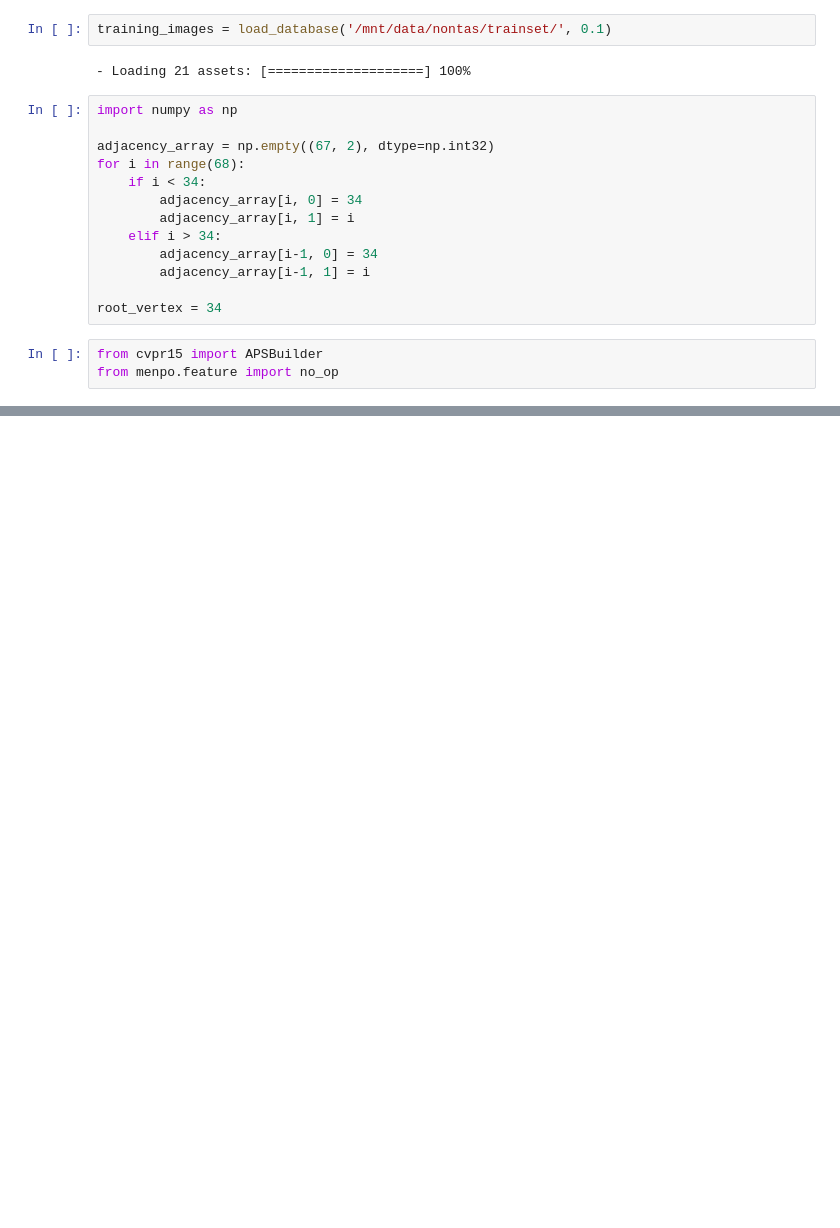
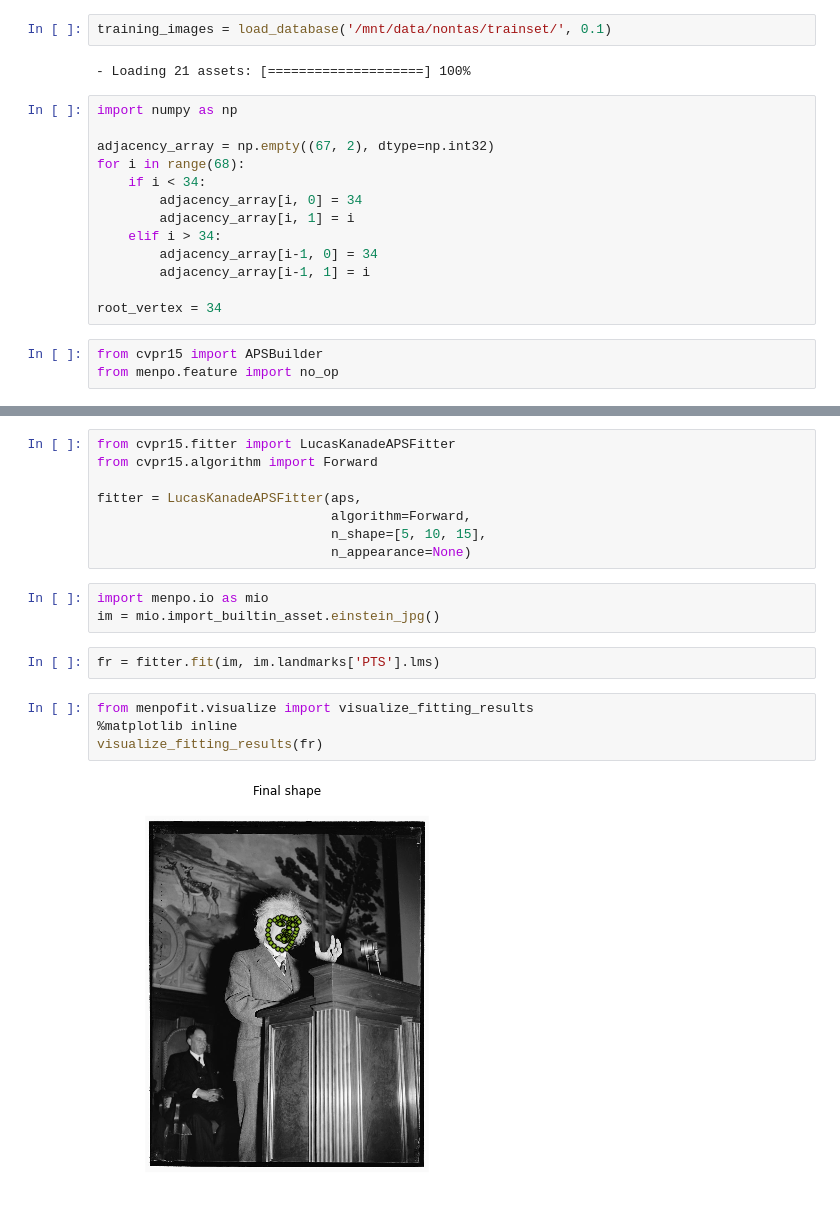
Before and after one commit to nontas/antonakoscvpr2015, a Jupyter notebook: Untitled0.ipynb, the cells around one changed output, grey strips where cells are left out. Drawn from its saved outputs; the diff is of its cells as text; blank space fills up the shorter version.

Commit message:
working on forward fitting

```diff
--- a/Untitled0.ipynb
+++ b/Untitled0.ipynb
@@ -73,0 +64,19 @@ aps.random_instance().view()
+# %%
+from cvpr15.fitter import LucasKanadeAPSFitter
+from cvpr15.algorithm import Forward
+
+fitter = LucasKanadeAPSFitter(aps,
+                              algorithm=Forward,
+                              n_shape=[5, 10, 15],
+                              n_appearance=None)
+# %%
+import menpo.io as mio
+im = mio.import_builtin_asset.einstein_jpg()
+# %%
+fr = fitter.fit(im, im.landmarks['PTS'].lms)
+# %%
+from menpofit.visualize import visualize_fitting_results
+%matplotlib inline
+visualize_fitting_results(fr)
+# %% [output]
+[figure, added]
```
Also changed, not shown: parts of 12 cells of this notebook, 4 other files.
